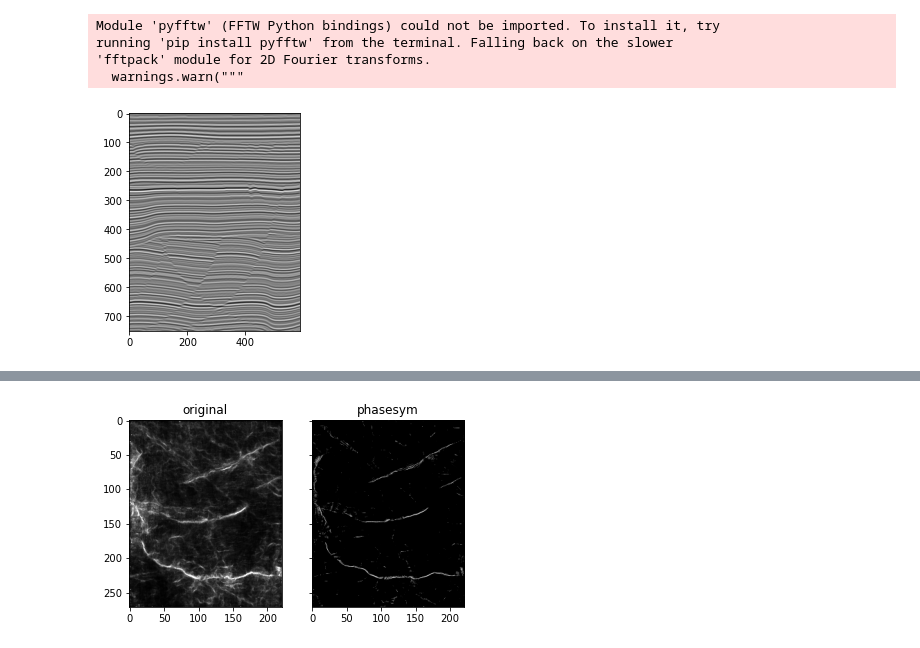
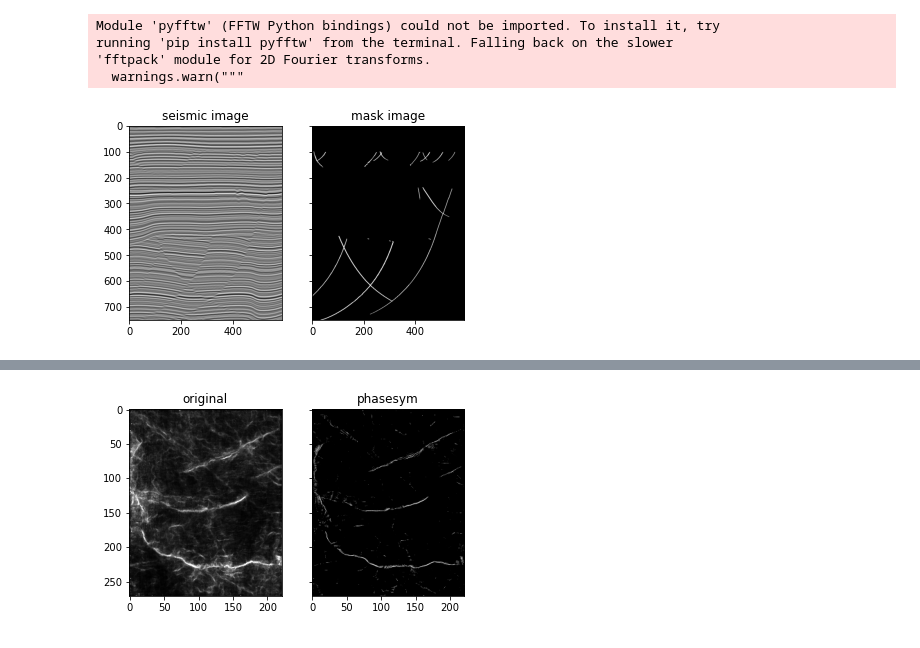
Before and after one commit to novalisja/phase_energy_2, a Jupyter notebook: pr.ipynb, the cells around one changed output, grey strips where cells are left out. Saved outputs shown, nothing was run; the diff lists cells and outputs as text; code cells hidden in the pictures.

```diff
--- a/pr.ipynb
+++ b/pr.ipynb
@@ -131,11 +157,11 @@ def sobel_edge_detection(image):
 # %%
 #loading some seismic image  extratted from seismic cube
 
 
 seis_im50=np.load('seis_im50.npy')
 mask_im50=np.load('mask_im50.npy')
 #displaying in gray scale
-img_show(seis_im50)
+imgs_show(seis_im50,mask_im50,'seismic image','mask image')
 plt.show()
 # %% [output]
-[figure, old version]
+[figure, new version]
```
Also changed, not shown: parts of 30 cells of this notebook.
